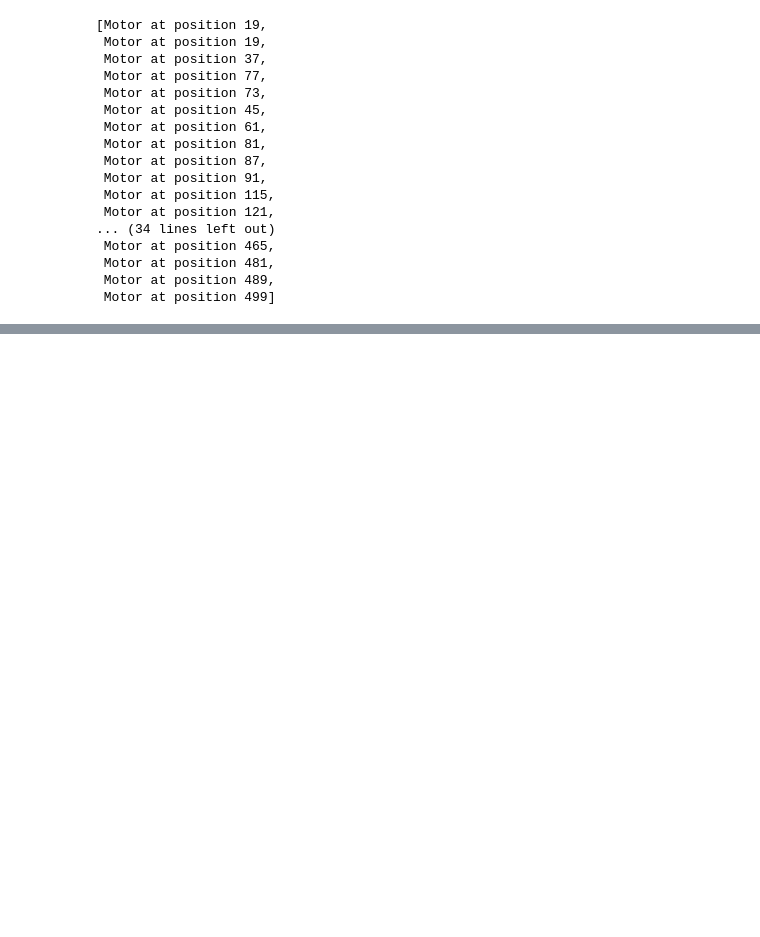
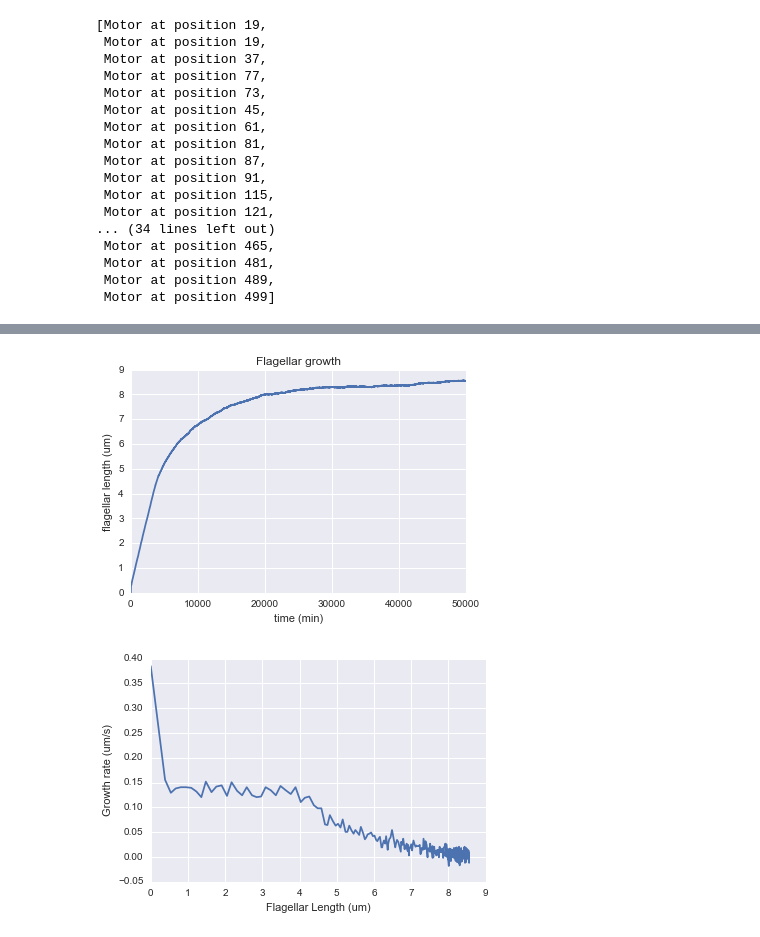
Before and after one commit to nathendel/marshall-lab, a Jupyter notebook: agent-based-ift.ipynb, the cells around one changed output, grey strips where cells are left out. Drawn from its saved outputs; the diff is of its cells as text; code cells hidden in the pictures; blank space fills up the shorter version.

```diff
--- a/agent-based-ift.ipynb
+++ b/agent-based-ift.ipynb
@@ -896,0 +1034,9 @@ hi.motors
+# %%
+
+plaw=Cell2(L=0,N=200,trans_speed=1.8/10,avalanche_on=True,L_mod=True, build_size=.25/200, decay_size=.0037/10, rms_disp=rms2/10,
+         thresh=5, num_release = 30, ava_power=2.85)
+plaw.sim(50000)
+plaw.growth()
+# %% [output]
+[figure, added]
+[figure, added]
```
Also changed, not shown: parts of 12 cells of this notebook.
